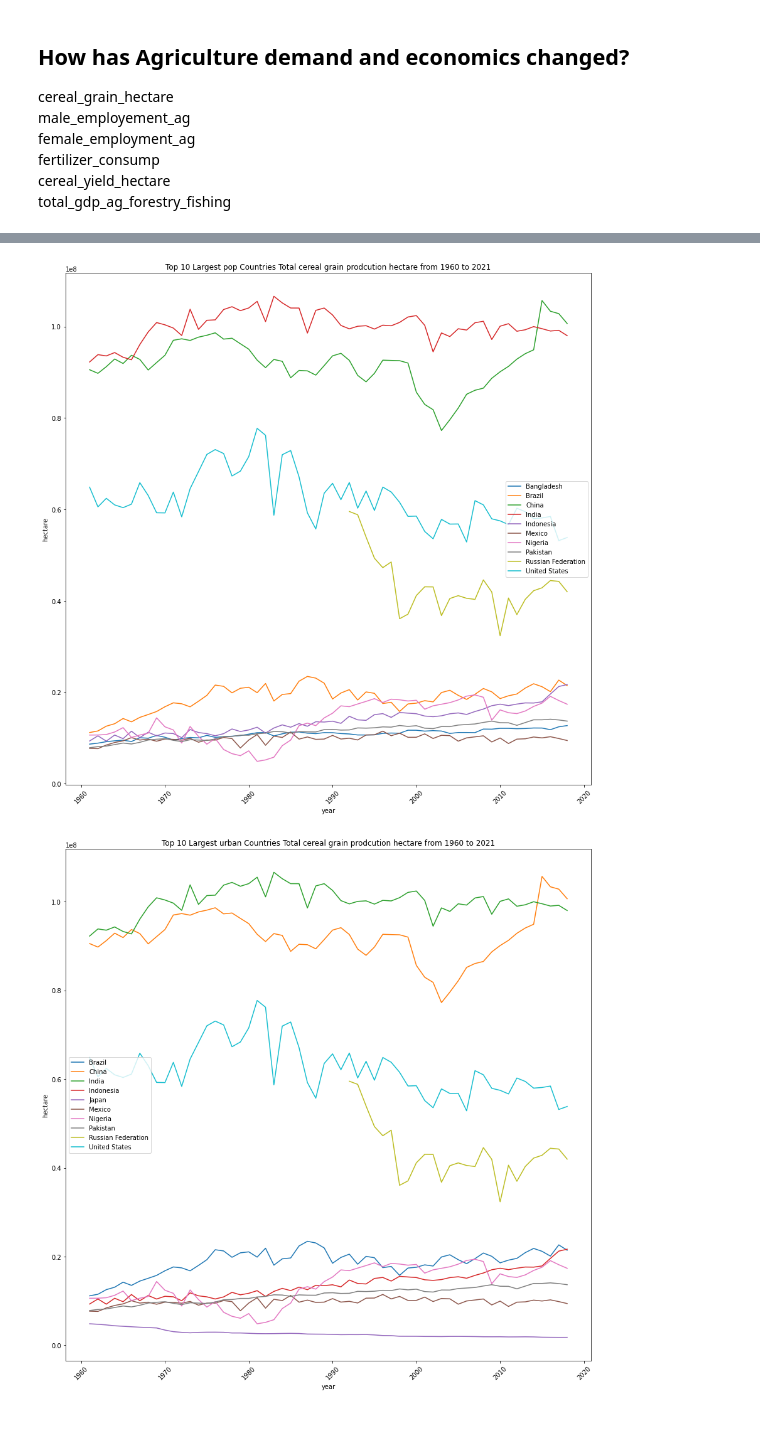
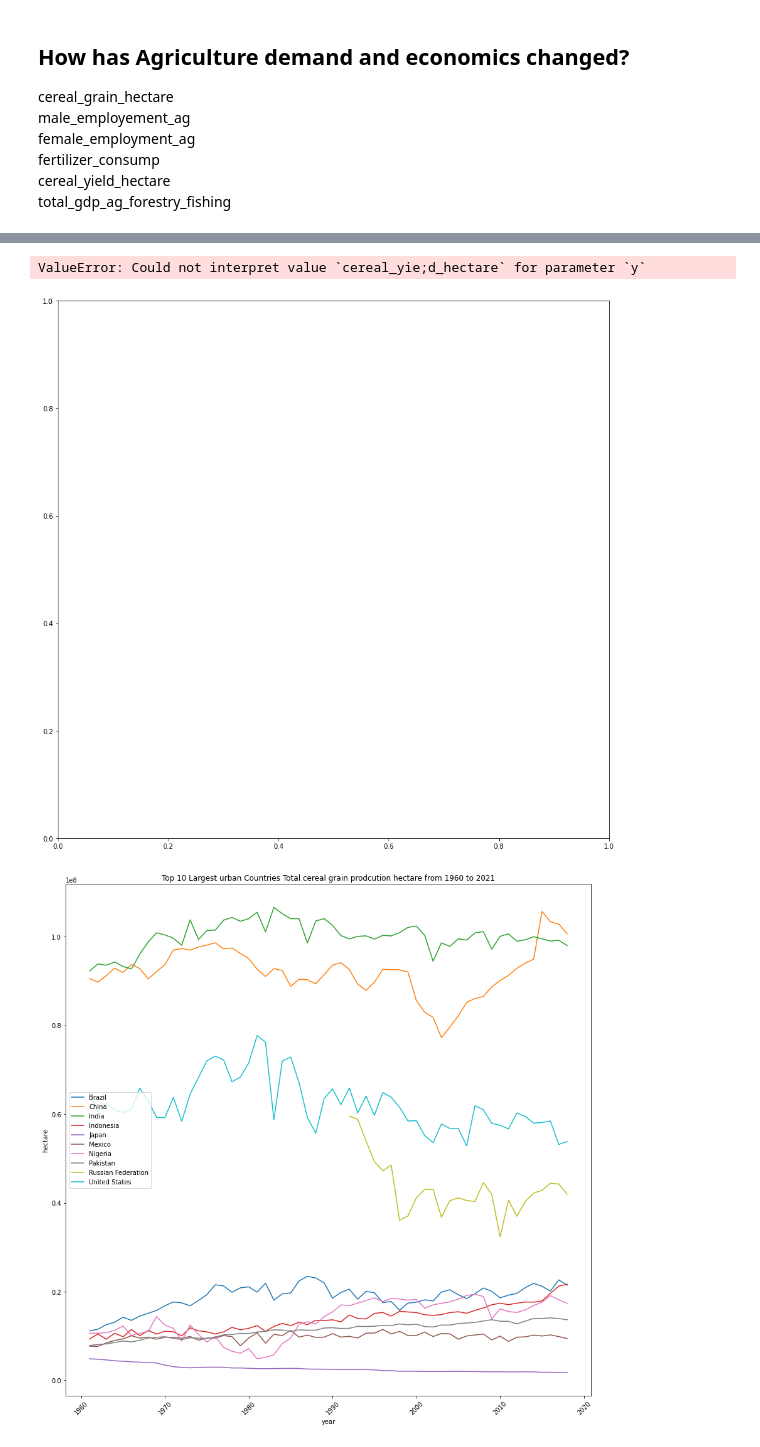
Before and after one commit to chabazite/Agriculture_Analysis_App, a Jupyter notebook: notebooks/3.0_ASI_Exploratory_Data_Analysis.ipynb, the cells around one changed output, grey strips where cells are left out. Drawn from its saved outputs; the diff is of its cells as text; code cells hidden in the pictures.

```diff
--- a/notebooks/3.0_ASI_Exploratory_Data_Analysis.ipynb
+++ b/notebooks/3.0_ASI_Exploratory_Data_Analysis.ipynb
@@ -115,3 +115,6 @@ plt.ylabel('square km')
 plt.show()
 # %% [output]
 [figure]
+# %%
+largest_10_pop_df = largest_10_pop_df[largest_10_pop_df["country"] != 'World']
+world_df = world_bank_df[world_bank_df["country"] == 'World']
@@ -260,16 +304,17 @@ plt.show()
 # %%
 fig, axs = plt.subplots(figsize=(15, 15))
 
-sns.lineplot(ax = axs, data=largest_10_pop_df, x='date', y='cereal_grain_hectare',hue='country',sort=False)
+sns.lineplot(ax = axs, data=largest_10_pop_df, x='date', y='cereal_yie;d_hectare',hue='country',sort=False)
 # label the plot
 plt.title('Top 10 Largest pop Countries Total cereal grain prodcution hectare from 1960 to 2021')
 plt.legend()
 plt.xlabel('year')
 plt.xticks(rotation=45)
 plt.ylabel('hectare')
 plt.show()
 # %% [output]
+ValueError: Could not interpret value `cereal_yie;d_hectare` for parameter `y`
-[figure, old version]
+[figure, new version]
 # %%
 fig, axs = plt.subplots(figsize=(15, 15))
 
```
Also changed, not shown: parts of 6 cells of this notebook, 12 other files.
